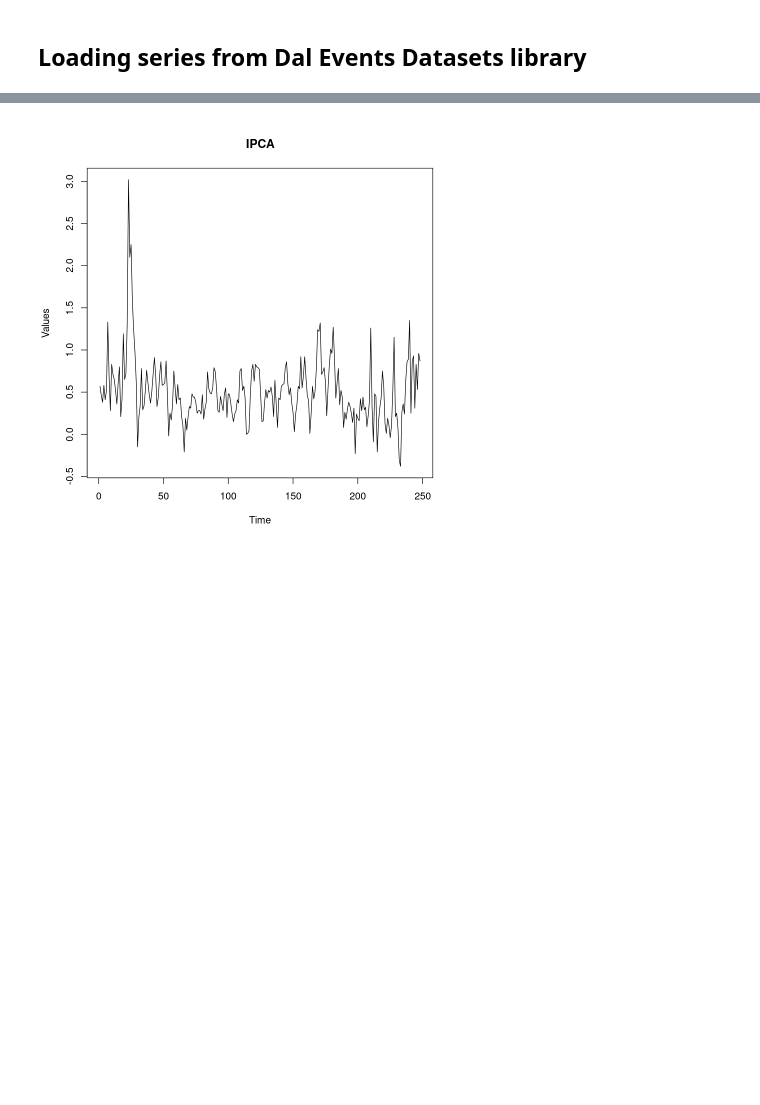
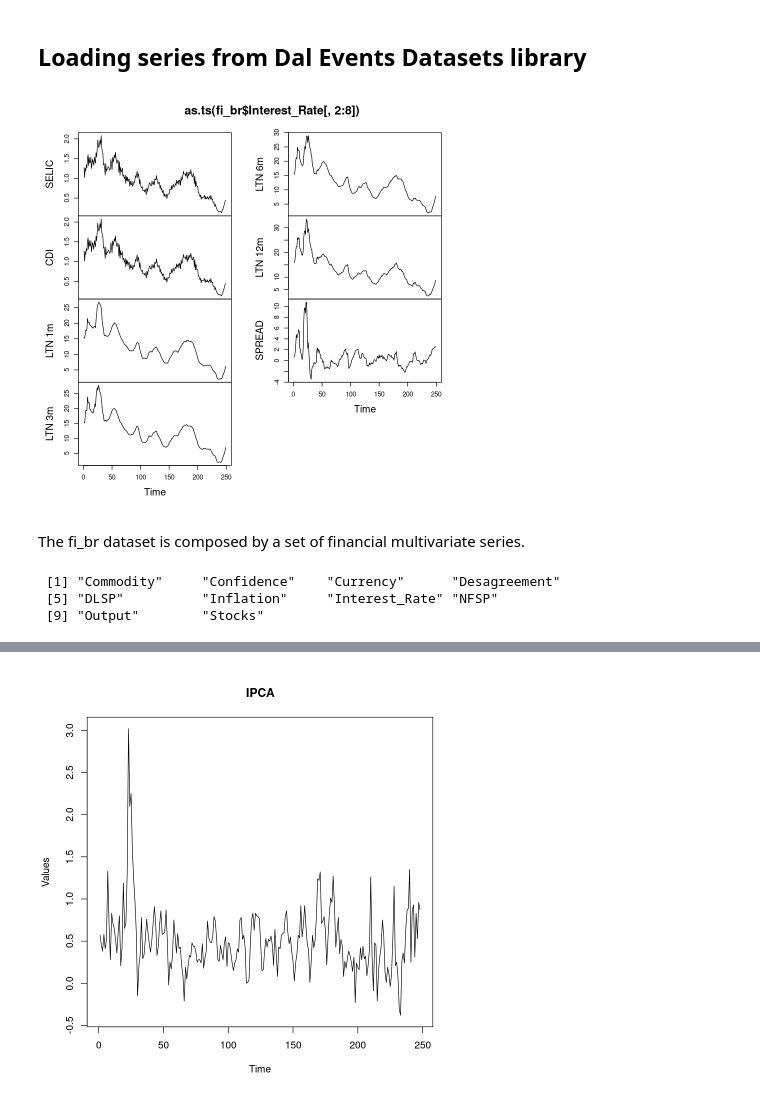
Before and after one commit to janiosl/rDS, a Jupyter notebook: cefet/dal_event_datasets.ipynb, the cells around one changed output, grey strips where cells are left out. Cells and saved outputs as stored; diff of their text form; code cells hidden in the pictures; blank space fills up the shorter version.

```diff
--- a/cefet/dal_event_datasets.ipynb
+++ b/cefet/dal_event_datasets.ipynb
@@ -31,3 +30,17 @@ library(harbinger)
 ## Loading series from Dal Events Datasets library
 # %%
 data(fi_br)
+# %%
+#Plotting a multivariate time series
+plot(as.ts(fi_br$Interest_Rate[,2:8]))
+# %% [output]
+[figure, added]
+# %% [markdown]
+The fi_br dataset is composed by a set of financial multivariate series.
+# %%
+#List series contained in the dataset
+names(fi_br)
+# %% [output]
+ [1] "Commodity"     "Confidence"    "Currency"      "Desagreement"
+ [5] "DLSP"          "Inflation"     "Interest_Rate" "NFSP"
+ [9] "Output"        "Stocks"
```
Also changed, not shown: parts of 10 cells of this notebook.
